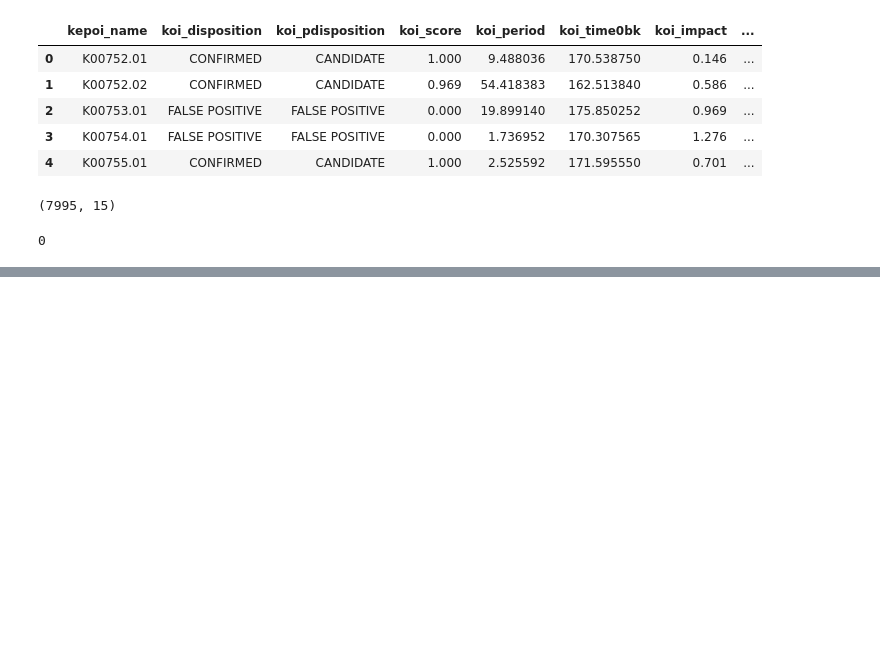
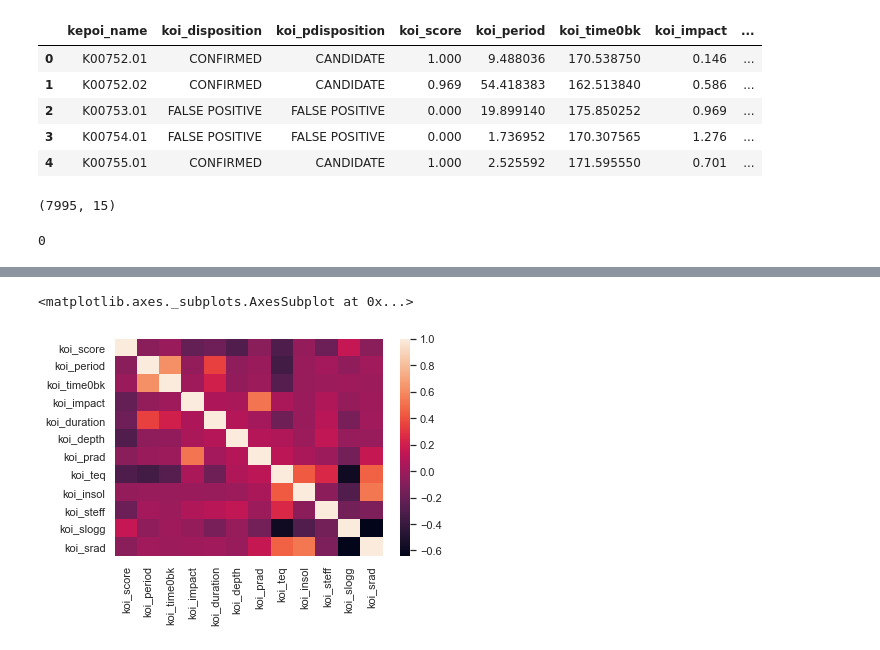
Before and after one commit to nikolabaci98/kepler-exoplanet-search-results, a Jupyter notebook: Kepler Exoplanet Project.ipynb, the cells around one changed output, grey strips where cells are left out. Saved outputs shown, nothing was run; the diff lists cells and outputs as text; code cells hidden in the pictures; blank space fills up the shorter version.

```diff
--- a/Kepler Exoplanet Project.ipynb
+++ b/Kepler Exoplanet Project.ipynb
@@ -136,0 +157,5 @@ df.duplicated().sum()
+# %%
+sns.heatmap(df.corr())
+# %% [output]
+<matplotlib.axes._subplots.AxesSubplot at 0x...>
+[figure, added]
```
Also changed, not shown: parts of 4 cells of this notebook.
